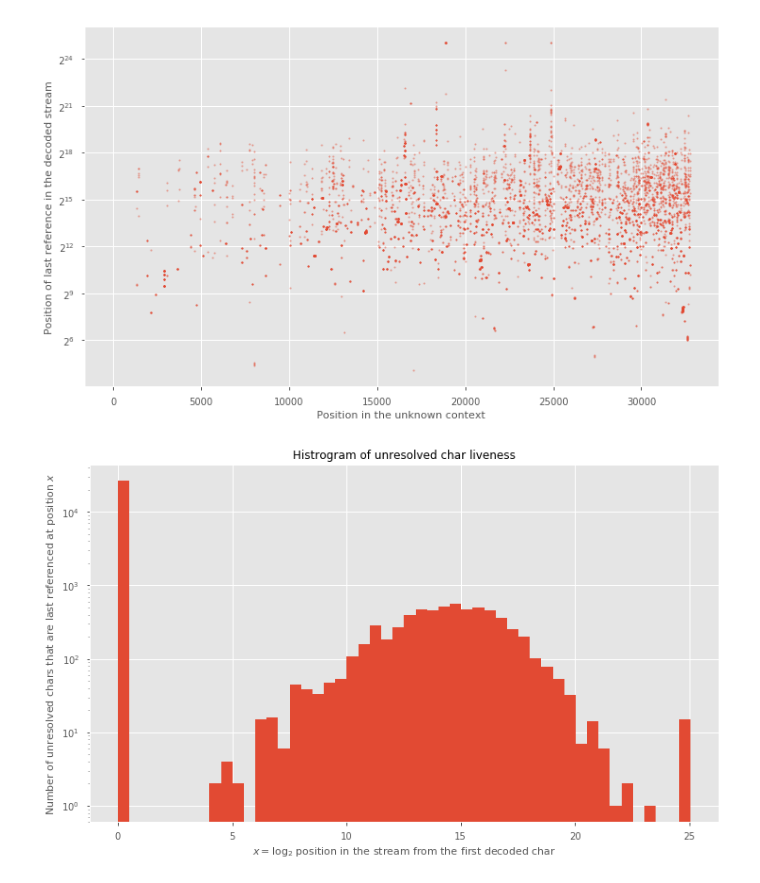
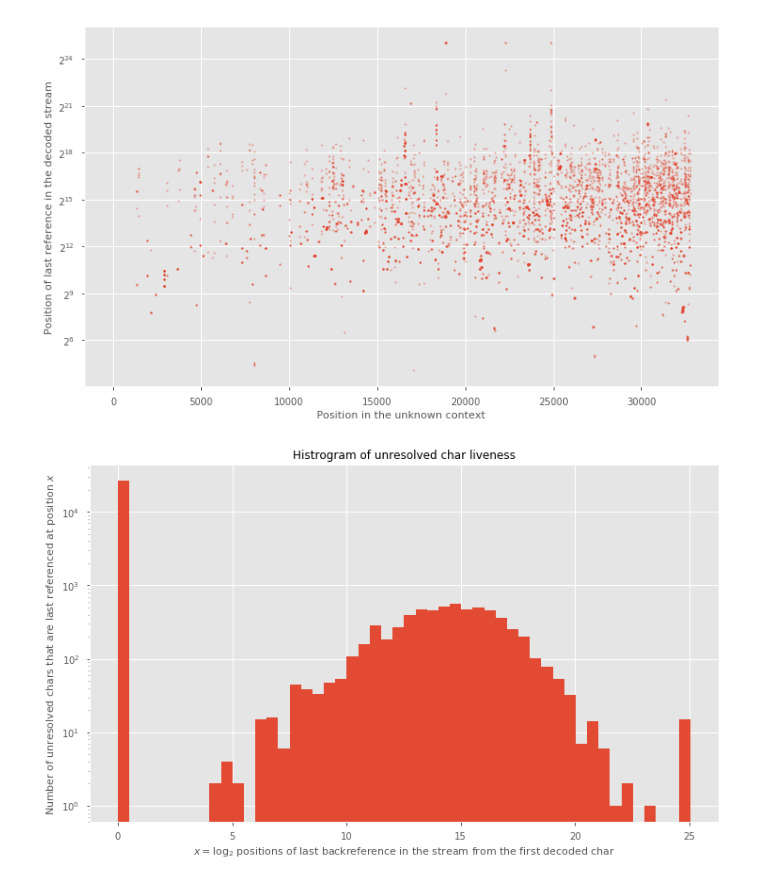
Before and after one commit to rchikhi/fqgz, a Jupyter notebook: Backref stats.ipynb, the cells around one changed output. Cells and saved outputs as stored; diff of their text form; code cells hidden in the pictures.

```diff
--- a/Backref stats.ipynb
+++ b/Backref stats.ipynb
@@ -33,9 +33,9 @@ plt.ylabel('Position of last reference in the decoded stream');
 # %%
 plt.figure(figsize=(12,7))
 plt.hist(np.log2(last_seen+1), 50, log=True);
 plt.title('Histrogram of unresolved char liveness')
-plt.xlabel('$x=\log_2$ position in the stream from the first decoded char')
+plt.xlabel('$x=\log_2$ positions of last backreference in the stream from the first decoded char')
 plt.ylabel('Number of unresolved chars that are last referenced at position $x$');
 # %% [output]
-[figure, old version]
+[figure, new version]
 # %%
```
Also changed, not shown: parts of 4 cells of this notebook, 2 other files.
